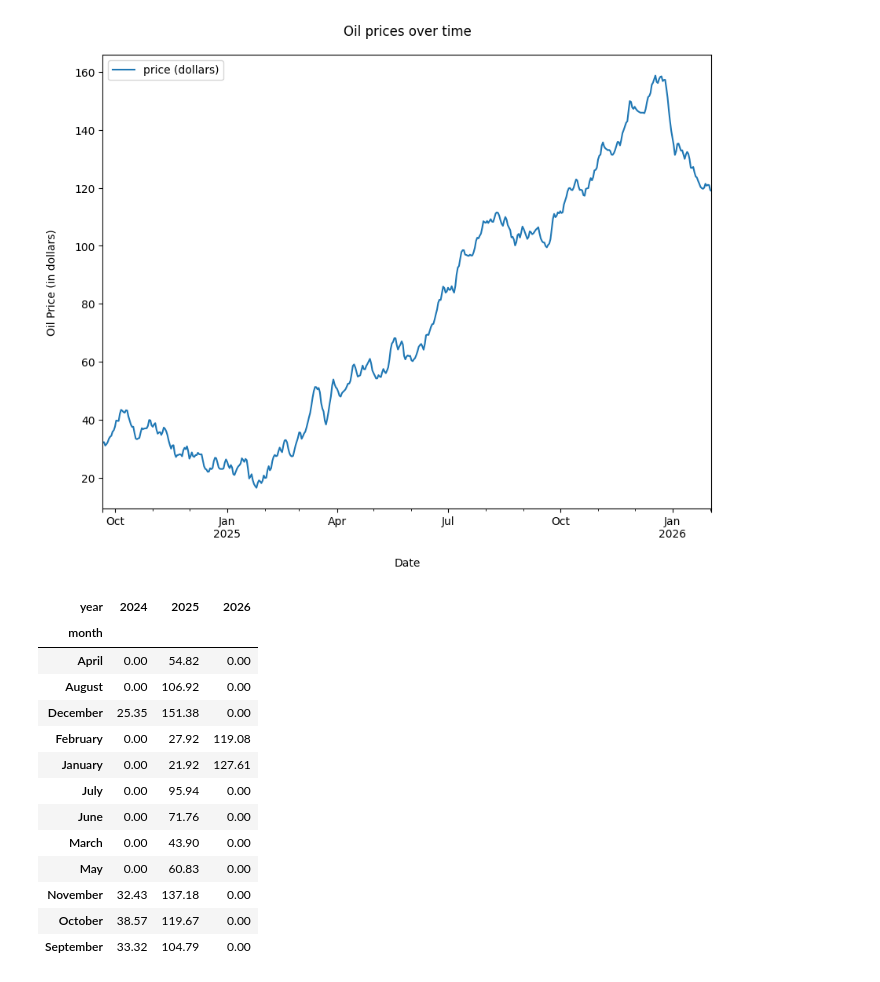
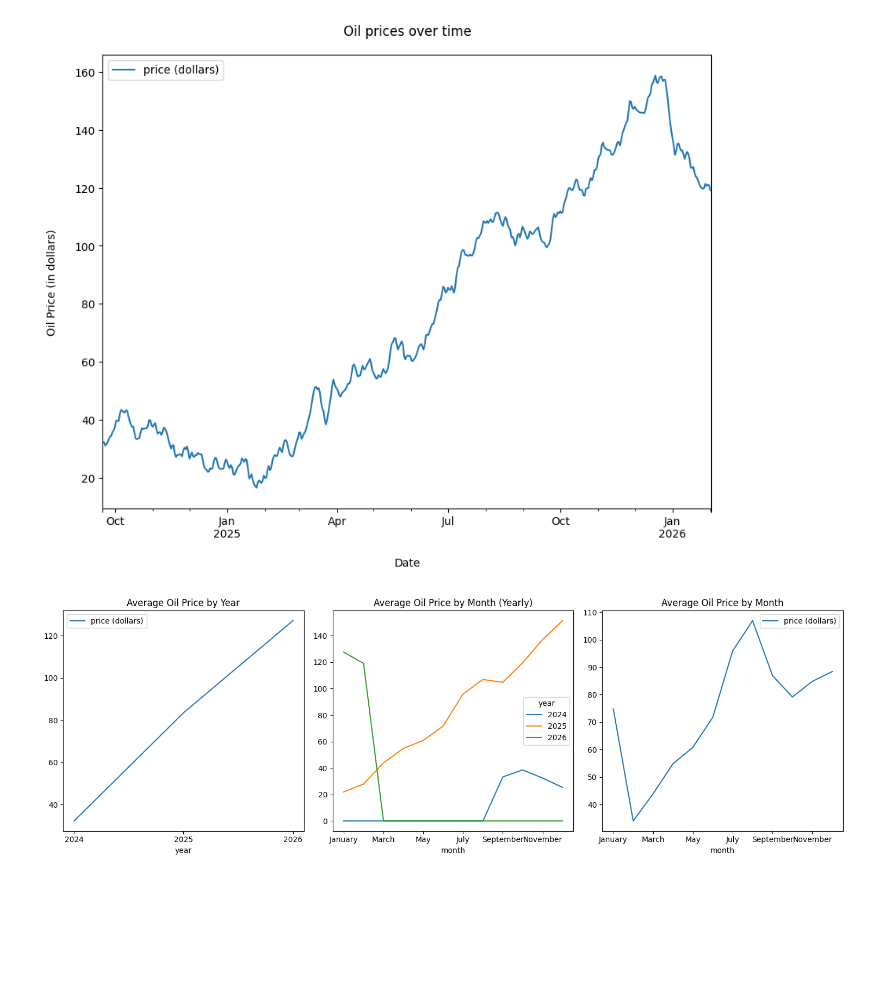
Before and after one commit to faadeola/oil_prices_ts_analysis, a Jupyter notebook: oil_prices_ts_analysis.ipynb, the cells around one changed output. Drawn from its saved outputs; the diff is of its cells as text; code cells hidden in the pictures; blank space fills up the shorter version.

```diff
--- a/oil_prices_ts_analysis.ipynb
+++ b/oil_prices_ts_analysis.ipynb
@@ -96,32 +96,29 @@ month_dict = {
     '12':'December',
 }
 
-oil_dup['month'] = oil_dup['month'] = oil_dup['month'].replace(month_dict)
+# Define a list for chronological month order
+month_order = [month_dict[str(i+1)] for i in range(len(month_dict))]
+
+# Replace month number with actual name
+oil_dup['month'] = oil_dup['month'].replace(month_dict)
 # %%
 # Get the average oil prices in each year
 oil_year_mean = oil_dup.pivot_table(index='year', values='price (dollars)',aggfunc='mean').round(2)
 
-# Get the average oil prices for each month in each years
-oil_month_mean_yearly = oil_dup.pivot_table(index='month', columns='year', values='price (dollars)',aggfunc='mean', fill_value=0).round(2)
+# Get the average oil prices for each month in each years, then reindex to sort months chronologically
+oil_month_mean_yearly = oil_dup.pivot_table(index='month', columns='year', values='price (dollars)',aggfunc='mean', fill_value=0).round(2).reindex(month_order)
 
-# Get average oil prices for each month
-oil_month_mean = oil_dup.pivot_table(index='month', values='price (dollars)',aggfunc='mean', fill_value=0).round(2)
+# Get average oil prices for each month, then reindex to sort months chronologically
+oil_month_mean = oil_dup.pivot_table(index='month', values='price (dollars)',aggfunc='mean', fill_value=0).round(2).reindex(month_order)
-# %%
-oil_year_mean
-oil_month_mean_yearly
-#oil_month_mean
-# %% [output]
-| year | 2024 | 2025 | 2026 |
-| month |  |  |  |
-| April | 0.00 | 54.82 | 0.00 |
-| August | 0.00 | 106.92 | 0.00 |
-| December | 25.35 | 151.38 | 0.00 |
-| February | 0.00 | 27.92 | 119.08 |
-| January | 0.00 | 21.92 | 127.61 |
-| July | 0.00 | 95.94 | 0.00 |
-| June | 0.00 | 71.76 | 0.00 |
-| March | 0.00 | 43.90 | 0.00 |
-| May | 0.00 | 60.83 | 0.00 |
-| November | 32.43 | 137.18 | 0.00 |
-| October | 38.57 | 119.67 | 0.00 |
-| September | 33.32 | 104.79 | 0.00 |
+# %%
+fig, ax = plt.subplots(nrows=1, ncols=3, figsize=(15, 5))
+
+oil_year_mean.plot(ax=ax[0], title='Average Oil Price by Year')
+ax[0].xaxis.set_major_locator(plt.MaxNLocator(integer=True))
+oil_month_mean_yearly.plot(ax=ax[1], title='Average Oil Price by Month (Yearly)')
+oil_month_mean.plot(ax=ax[2], title='Average Oil Price by Month')
+
+plt.tight_layout()
+plt.show()
+# %% [output]
+[figure, added]
```
Also changed, not shown: parts of 2 cells of this notebook.
